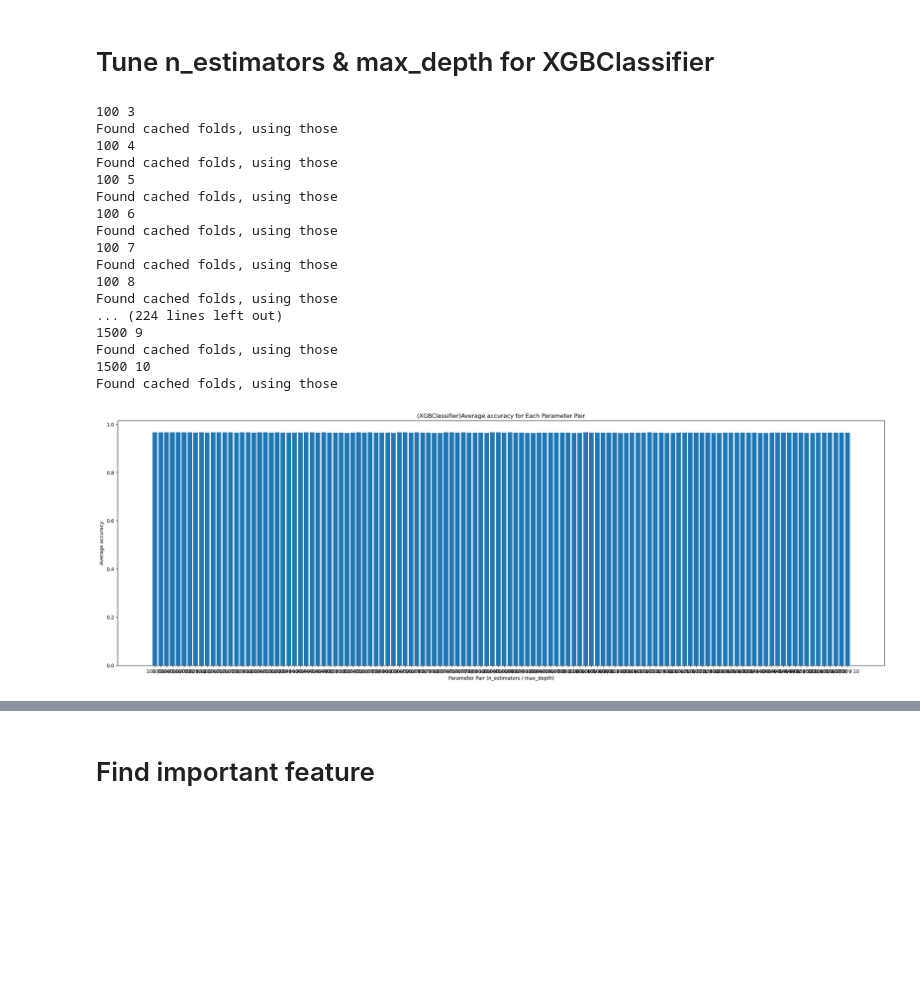
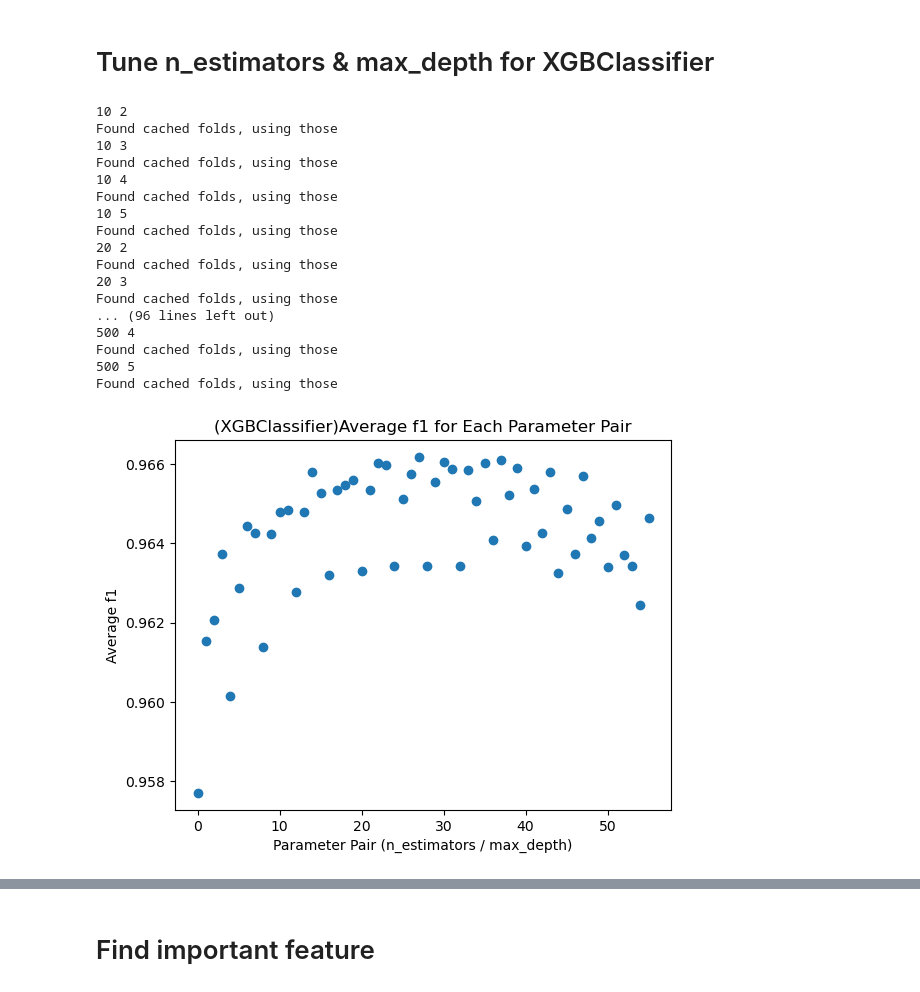
Before and after one commit to KingJMS1/JMT6366Project, a Jupyter notebook: Classifier/XGBoost Classifier.ipynb, the cells around one changed output, grey strips where cells are left out. Cells and saved outputs as stored; diff of their text form; code cells hidden in the pictures; blank space fills up the shorter version.

Commit message:
Use F1 Score on Classifier, generate plots

```diff
--- a/Classifier/XGBoost Classifier.ipynb
+++ b/Classifier/XGBoost Classifier.ipynb
@@ -17,8 +17,8 @@ from preprocessor import get_train_environment
 # Tune n_estimators & max_depth for XGBClassifier
 # %%
 # Define parameter grid
-n_estimators = list(range(100, 1600, 100))
-max_depth = list(range(3, 11, 1))
+n_estimators = list(range(10, 100, 10)) + list(range(100, 600, 100))
+max_depth = list(range(2, 6, 1))
 param_grid = [(n, d) for n in n_estimators for d in max_depth]
 
 # Initialize variables to track the best parameters
@@ -28,7 +28,7 @@ model_performance = []
 
 # Iterate over all combinations of parameters
 for n, d in param_grid:
-    accuracy_scores = []
+    f1_scores = []
     print(n,d)
 
     # Iterate over folds
@@ -50,66 +50,66 @@ for n, d in param_grid:
 
         # Check if predictions are valid
         if not np.any(np.isnan(predictions)):
-            accuracy = accuracy_score(class_y_test, predictions)
-            #print("Mean Squared Error: ", accuracy)
-            accuracy_scores.append(accuracy)
+            f1 = f1_score(class_y_test, predictions, average='weighted')
+            #print("Mean Squared Error: ", f1)
+            f1_scores.append(f1)
             performance = {
                 'n_estimators': n,
                 'max_depth': d,
                 'Fold':fold,
-                'accuracy': accuracy
+                'f1': f1
             }
             model_performance.append(performance)
         else:
             print(f"Invalid predictions in fold: {fold}")
 
-    # Average accuracy across folds for current parameter combination
-    avg_accuracy = np.mean(accuracy_scores)
+    # Average f1 across folds for current parameter combination
+    avg_f1 = np.mean(f1_scores)
     # Update best parameters if current combination is better
-    if avg_accuracy > best_score:
-        best_score = avg_accuracy
+    if avg_f1 > best_score:
+        best_score = avg_f1
         best_params = (n, d)
 # %% [output]
-100 3
+10 2
 Found cached folds, using those
-100 4
+10 3
 Found cached folds, using those
-100 5
+10 4
 Found cached folds, using those
-100 6
+10 5
 Found cached folds, using those
-100 7
+20 2
 Found cached folds, using those
-100 8
+20 3
 Found cached folds, using those
-... (224 lines left out)
-1500 9
+... (96 lines left out)
+500 4
 Found cached folds, using those
-1500 10
+500 5
 Found cached folds, using those
 # %%
-# Aggregate accuracy values for each (n_estimators, max_depth) pair
-accuracy_aggregate = {}
+# Aggregate f1 values for each (n_estimators, max_depth) pair
+f1_aggregate = {}
 
 for entry in model_performance:
     key = (entry['n_estimators'], entry['max_depth'])
-    if key not in accuracy_aggregate:
-        accuracy_aggregate[key] = []
-    accuracy_aggregate[key].append(entry['accuracy'])
+    if key not in f1_aggregate:
+        f1_aggregate[key] = []
+    f1_aggregate[key].append(entry['f1'])
 
-# Calculate average accuracy for each pair
-average_accuracy = {k: sum(v)/len(v) for k, v in accuracy_aggregate.items()}
+# Calculate average f1 for each pair
+average_f1 = {k: sum(v)/len(v) for k, v in f1_aggregate.items()}
 
 # Prepare data for plotting
-n_estimators = [k[0] for k in average_accuracy.keys()]
-max_depth = [k[1] for k in average_accuracy.keys()]
-avg_accuracy = list(average_accuracy.values())
+n_estimators = [k[0] for k in average_f1.keys()]
+max_depth = [k[1] for k in average_f1.keys()]
+avg_f1 = list(average_f1.values())
 
-plt.figure(figsize=(28,9))
-plt.bar(range(len(avg_accuracy)), avg_accuracy, tick_label=[f"{n} / {d}" for n, d in zip(n_estimators, max_depth)])
+#plt.figure(figsize=(28,9))
+plt.scatter(range(len(avg_f1)), avg_f1)
 plt.xlabel('Parameter Pair (n_estimators / max_depth)')
-plt.ylabel('Average accuracy')
-plt.title('(XGBClassifier)Average accuracy for Each Parameter Pair')
+plt.ylabel('Average f1')
+plt.title('(XGBClassifier)Average f1 for Each Parameter Pair')
 plt.show()
 # %% [output]
-[figure, old version]
+[figure, new version]
```
Also changed, not shown: parts of 15 cells of this notebook, 3 other files.
